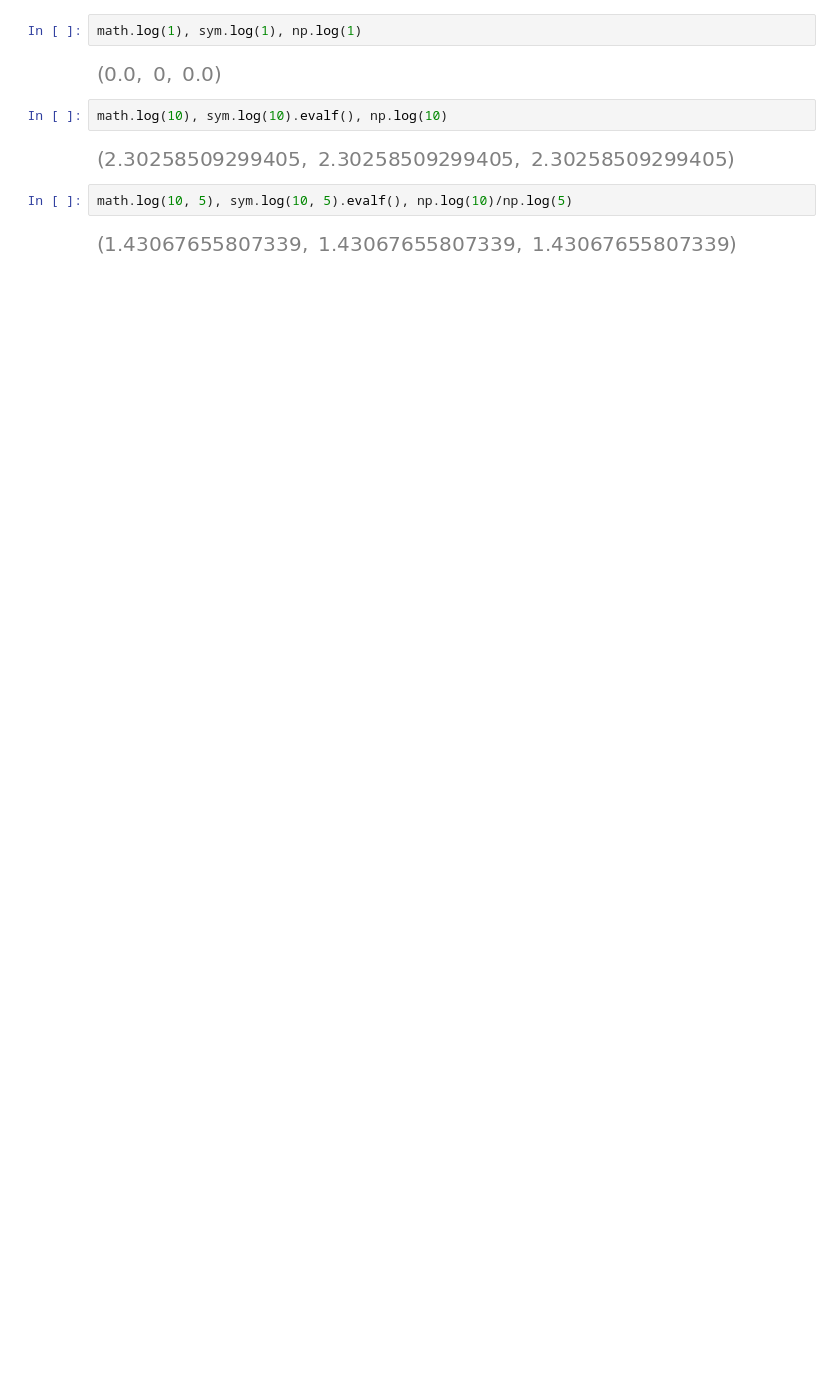
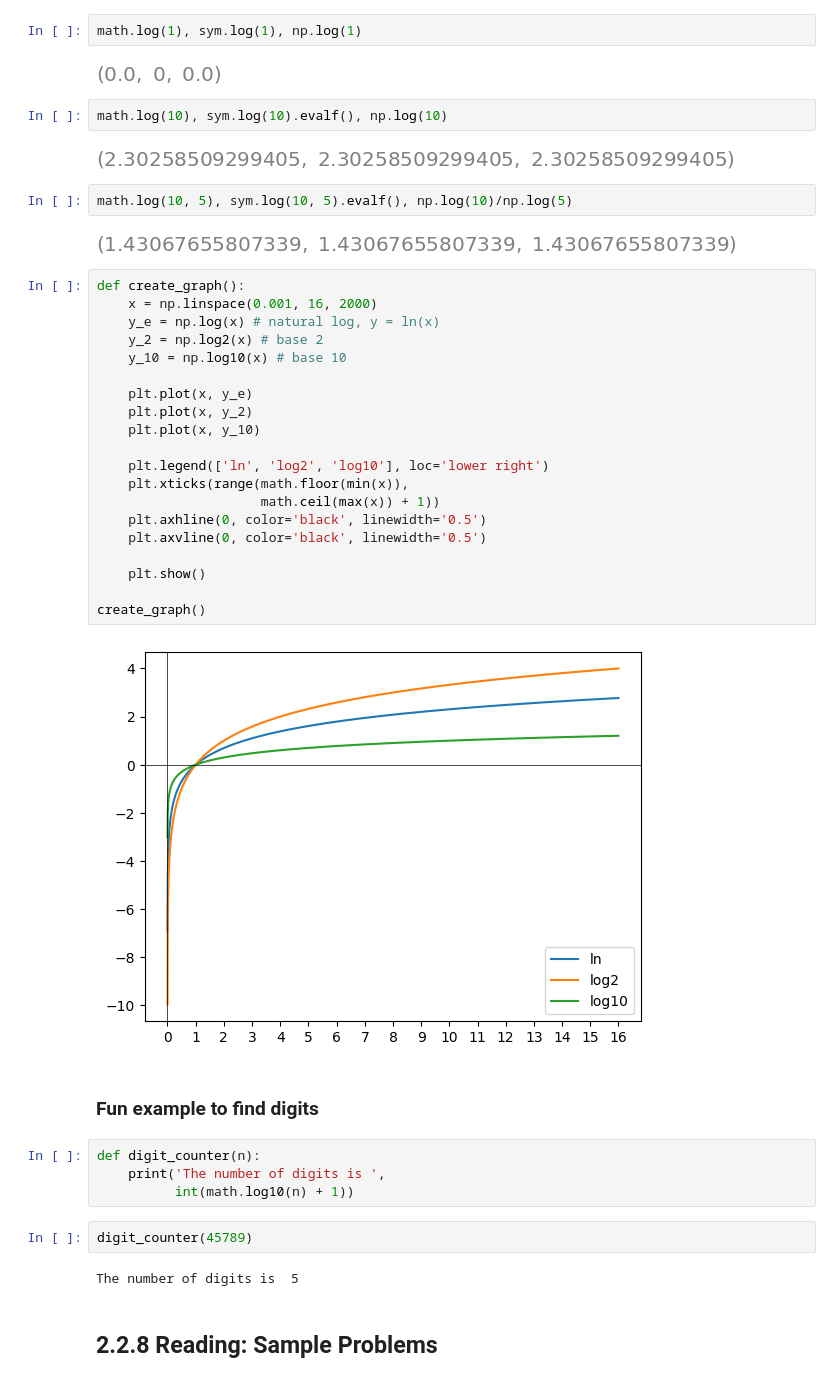
Before and after one commit to PaulToronto/Johns-Hopkins-Coursera-Applied-Calculus-With-Python, a Jupyter notebook: 2_2_Exponential_and_Logarithmic_Functions.ipynb, the cells around one changed output. Drawn from its saved outputs; the diff is of its cells as text; blank space fills up the shorter version.

```diff
--- a/2_2_Exponential_and_Logarithmic_Functions.ipynb
+++ b/2_2_Exponential_and_Logarithmic_Functions.ipynb
@@ -1080,3 +1080,37 @@ math.log(10), sym.log(10).evalf(), np.log(10)
 math.log(10, 5), sym.log(10, 5).evalf(), np.log(10)/np.log(5)
 # %% [output]
 [figure]
+# %%
+def create_graph():
+    x = np.linspace(0.001, 16, 2000)
+    y_e = np.log(x) # natural log, y = ln(x)
+    y_2 = np.log2(x) # base 2
+    y_10 = np.log10(x) # base 10
+
+    plt.plot(x, y_e)
+    plt.plot(x, y_2)
+    plt.plot(x, y_10)
+
+    plt.legend(['ln', 'log2', 'log10'], loc='lower right')
+    plt.xticks(range(math.floor(min(x)),
+                     math.ceil(max(x)) + 1))
+    plt.axhline(0, color='black', linewidth='0.5')
+    plt.axvline(0, color='black', linewidth='0.5')
+
+    plt.show()
+
+create_graph()
+# %% [output]
+[figure, added]
+# %% [markdown]
+### Fun example to find digits
+# %%
+def digit_counter(n):
+    print('The number of digits is ',
+          int(math.log10(n) + 1))
+# %%
+digit_counter(45789)
+# %% [output]
+The number of digits is  5
+# %% [markdown]
+## 2.2.8 Reading: Sample Problems
```
Also changed, not shown: parts of 9 cells of this notebook.
